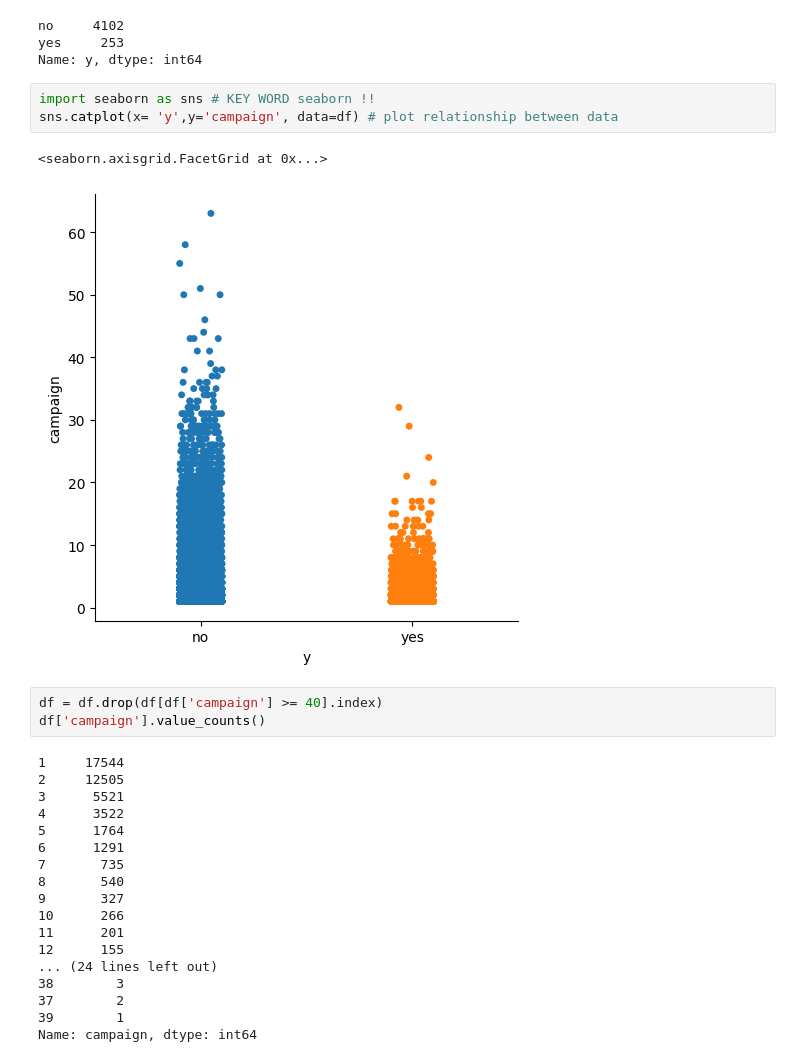
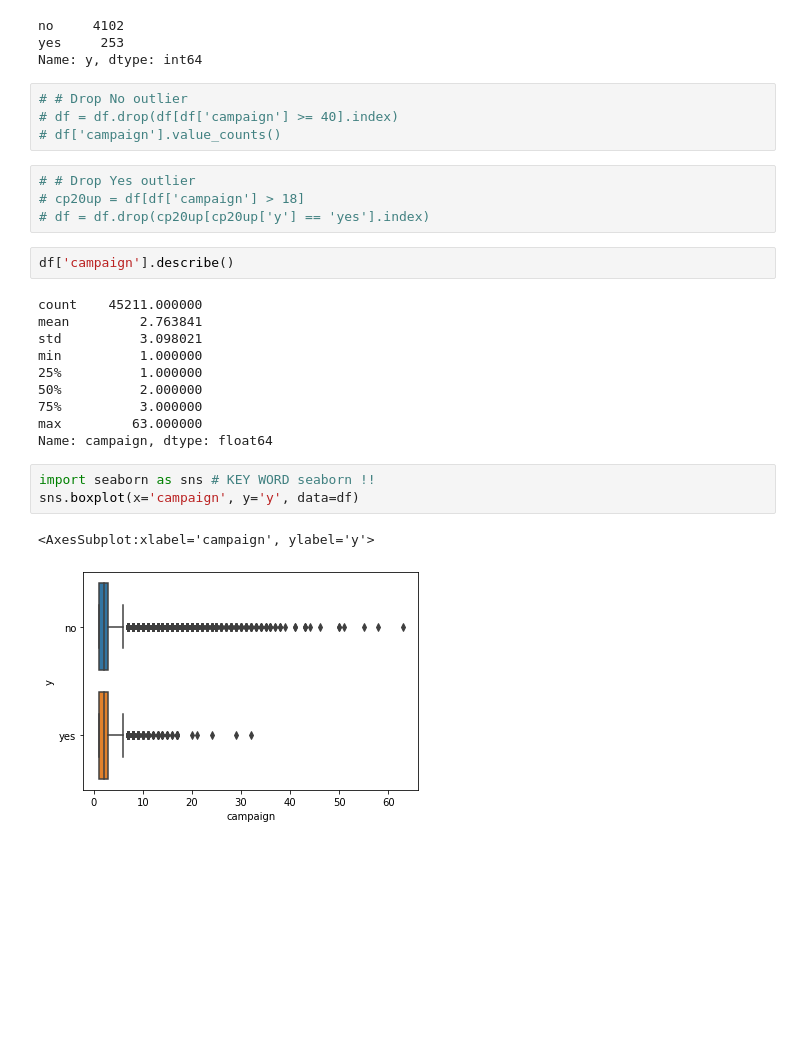
Before and after one commit to AthimetA/FRA503_HW_ML, a Jupyter notebook: HW1-ML.ipynb, the cells around one changed output. Cells and saved outputs as stored; diff of their text form; blank space fills up the shorter version.

```diff
--- a/HW1-ML.ipynb
+++ b/HW1-ML.ipynb
@@ -45,30 +45,29 @@ checkdf['y'].value_counts()
 no     4102
 yes     253
 Name: y, dtype: int64
+# %%
+# # Drop No outlier
+# df = df.drop(df[df['campaign'] >= 40].index)
+# df['campaign'].value_counts()
+# %%
+# # Drop Yes outlier
+# cp20up = df[df['campaign'] > 18]
+# df = df.drop(cp20up[cp20up['y'] == 'yes'].index)
+# %%
+df['campaign'].describe()
+# %% [output]
+count    45211.000000
+mean         2.763841
+std          3.098021
+min          1.000000
+25%          1.000000
+50%          2.000000
+75%          3.000000
+max         63.000000
+Name: campaign, dtype: float64
 # %%
 import seaborn as sns # KEY WORD seaborn !!
-sns.catplot(x= 'y',y='campaign', data=df) # plot relationship between data
+sns.boxplot(x='campaign', y='y', data=df)
 # %% [output]
-<seaborn.axisgrid.FacetGrid at 0x...>
+<AxesSubplot:xlabel='campaign', ylabel='y'>
-[figure, old version]
+[figure, new version]
-# %%
-df = df.drop(df[df['campaign'] >= 40].index)
-df['campaign'].value_counts()
-# %% [output]
-1     17544
-2     12505
-3      5521
-4      3522
-5      1764
-6      1291
-7       735
-8       540
-9       327
-10      266
-11      201
-12      155
-... (24 lines left out)
-38        3
-37        2
-39        1
-Name: campaign, dtype: int64
```
Also changed, not shown: parts of 6 cells of this notebook.
